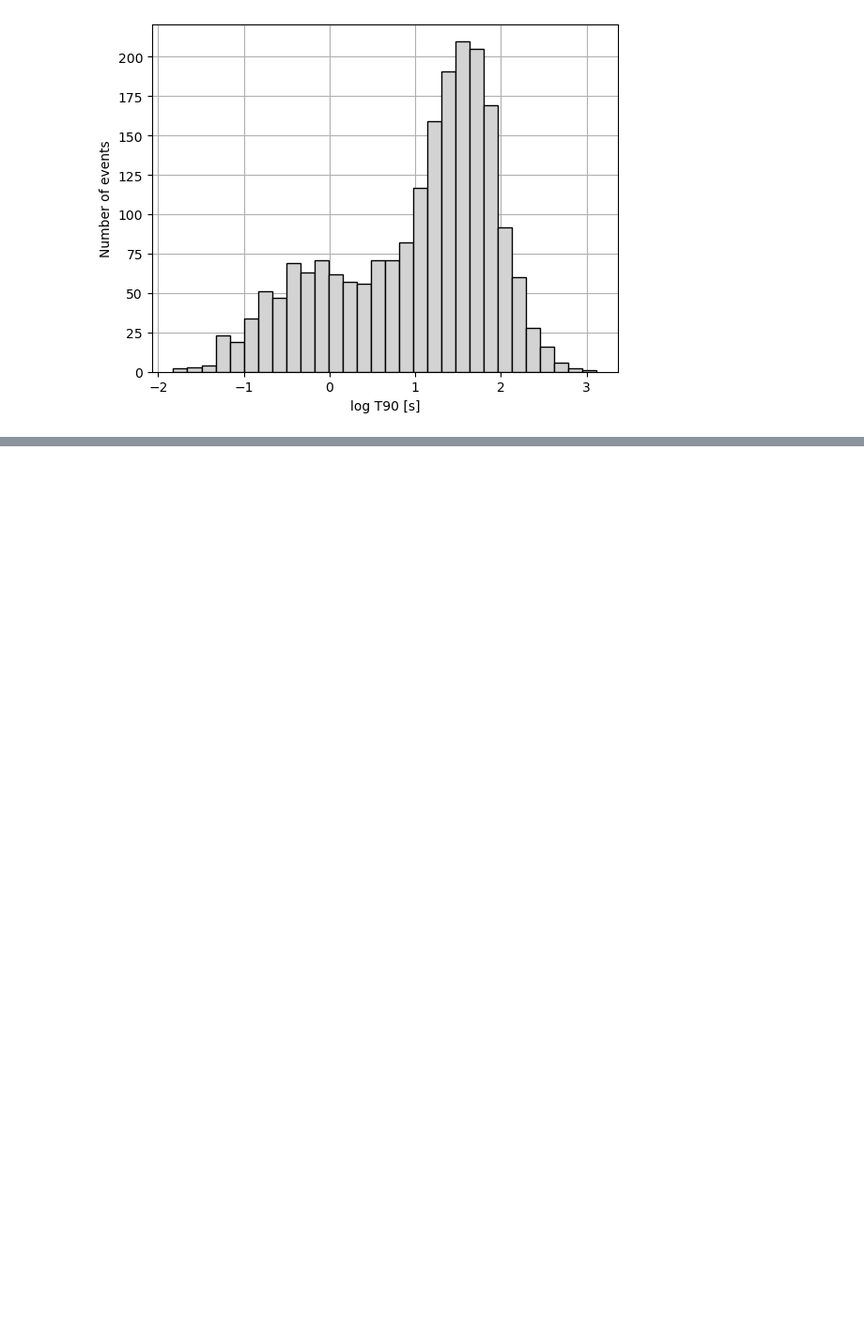
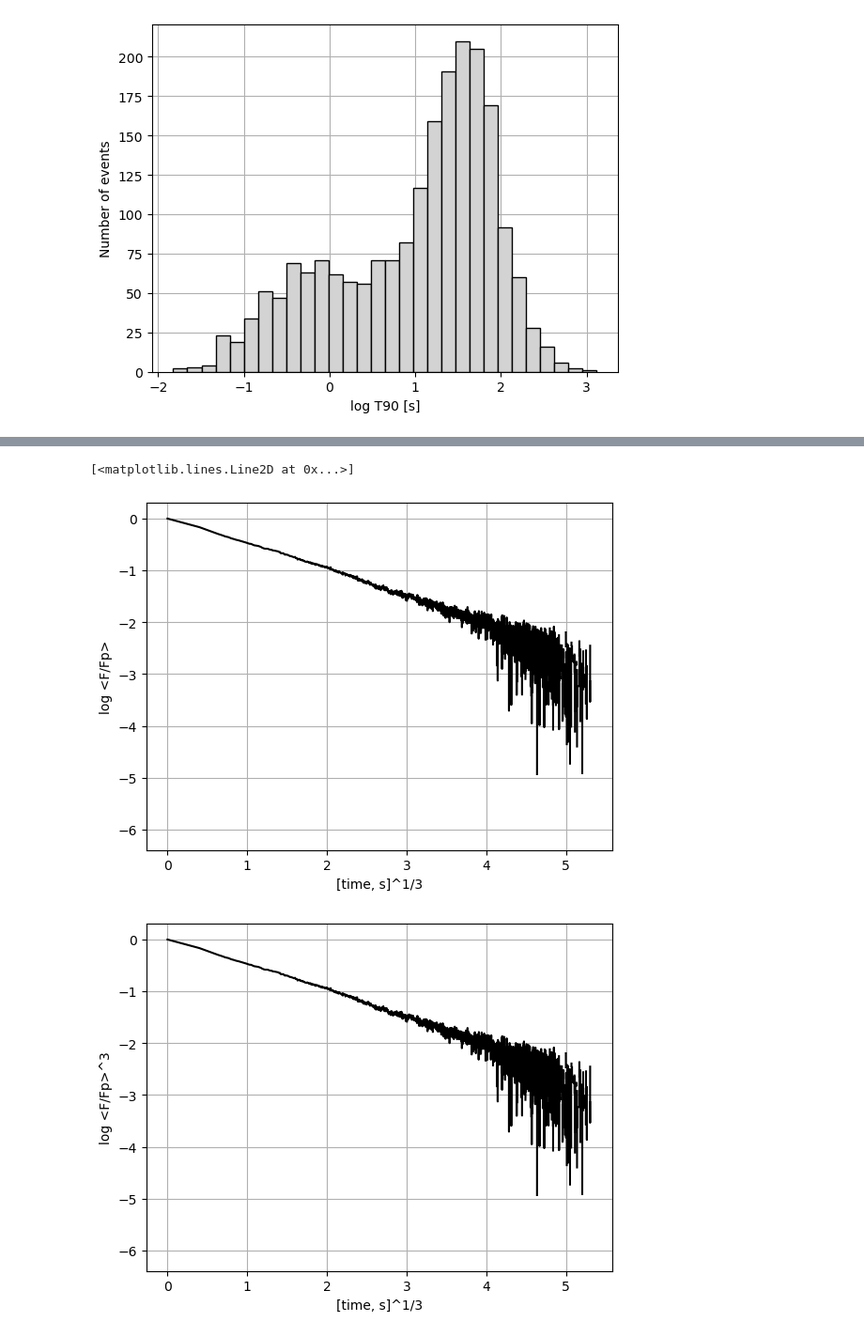
Before and after one commit to romanomaccary/geneticgrbs_v2, a Jupyter notebook: statistical_test/Real_GRBs_Test.ipynb, the cells around one changed output, grey strips where cells are left out. Shown at 94% size. Saved outputs shown, nothing was run; the diff lists cells and outputs as text; code cells hidden in the pictures; blank space fills up the shorter version.

```diff
--- a/statistical_test/Real_GRBs_Test.ipynb
+++ b/statistical_test/Real_GRBs_Test.ipynb
@@ -29,0 +53,42 @@ t90_var = np.var(t90)
+# %%
+###########                  TEST ON A BUNCH OF GRBs             #################
+#########TESTED on all the long GRBs in alltrig_long.list        ############
+bin_time = 0.064 #[s] temporal bins for BATSE
+
+file_path = 'E:/grb_to_test/CGRO_BATSE/'
+#grb_list = ["00105_all_bs.out","00107_all_bs.out","00108_all_bs.out","00109_all_bs.out","00110_all_bs.out"]
+grb_list = [grb_num.rstrip('\n') + '_all_bs.out' for grb_num in open(file_path + 'alltrig_long.list').readlines()] +  [grb_num.rstrip('\n') + '_all_bs.out' for grb_num in open(file_path + 'alltrig_short.list').readlines()]
+test_times = np.arange(0,150,0.064) #Same time range as in Stern+1996
+averaged_fluxes = np.zeros_like(test_times)
+for grb in grb_list:
+    times, counts, errs = np.loadtxt(file_path+grb, unpack=True)
+    c_max = np.max(counts)
+    i_t_max = np.where(counts == c_max)[0][0]
+    t_max = times[i_t_max]
+    counts_to_sum = counts[i_t_max:i_t_max + len(test_times)] / c_max
+    if len(counts_to_sum) < len(test_times):
+        counts_to_sum = np.concatenate([counts_to_sum, [0]*(len(test_times) - len(counts_to_sum))])
+    averaged_fluxes += counts_to_sum
+
+averaged_fluxes /= len(grb_list)
+#Plot of <F/Fp> and <F/Fp>^3 in the next cell
+# %%
+fig = plt.figure()
+ax = fig.add_subplot()
+ax.set_axisbelow(True)
+ax.grid(which = 'both')
+ax.set_xlabel('[time, s]^1/3')
+ax.set_ylabel('log <F/Fp>')
+ax.plot(test_times**(1/3), np.log10(averaged_fluxes), color = 'black')
+
+fig = plt.figure()
+ax = fig.add_subplot()
+ax.set_axisbelow(True)
+ax.grid(which = 'both')
+ax.set_xlabel('[time, s]^1/3')
+ax.set_ylabel('log <F/Fp>^3')
+ax.plot(test_times**(1/3), np.log10(averaged_fluxes), color = 'black')
+# %% [output]
+[<matplotlib.lines.Line2D at 0x...>]
+[figure, added]
+[figure, added]
```
Also changed, not shown: parts of 9 cells of this notebook.
